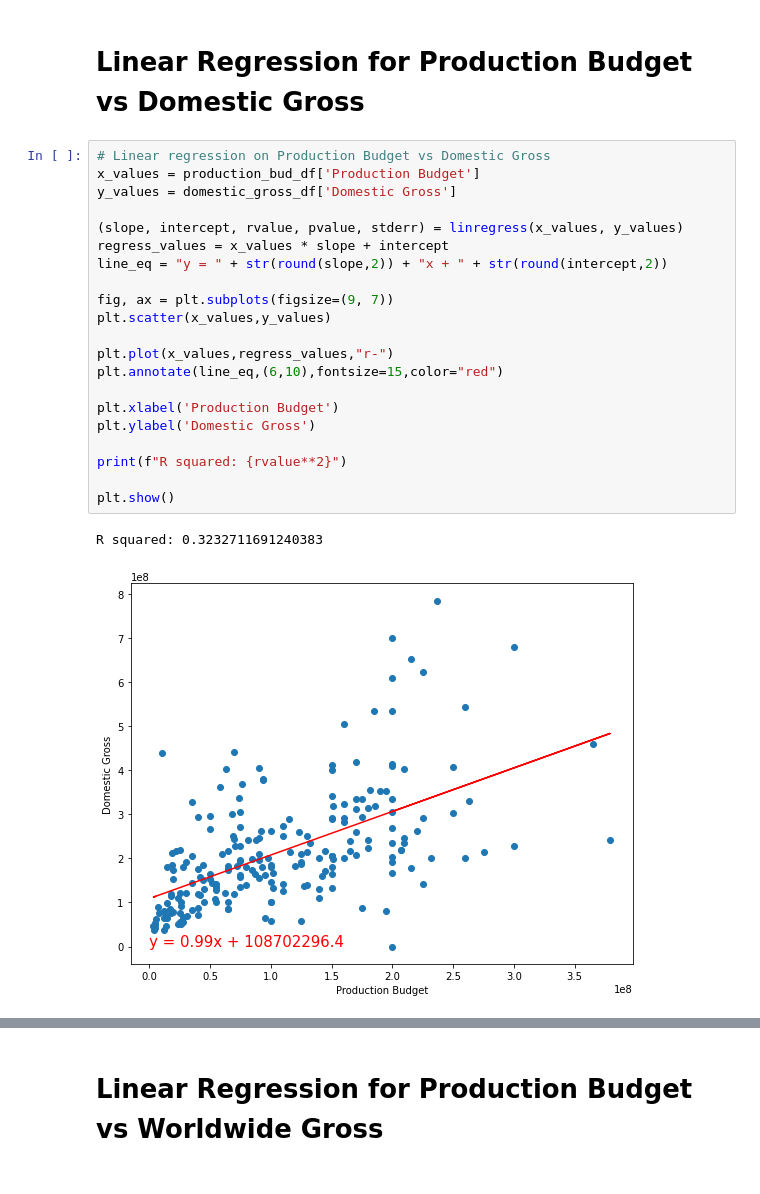
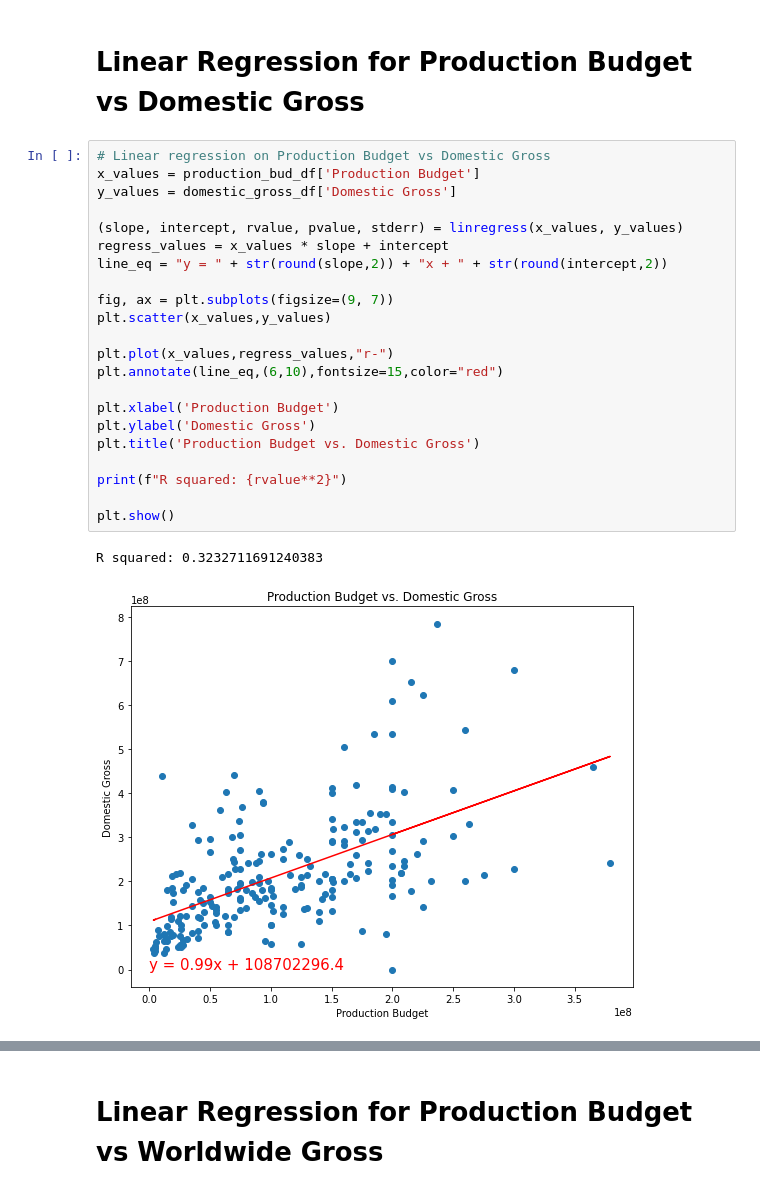
Before and after one commit to annied222/Project_1, a Jupyter notebook: erics_movies.ipynb, the cells around one changed output, grey strips where cells are left out. Saved outputs shown, nothing was run; the diff lists cells and outputs as text.

```diff
--- a/erics_movies.ipynb
+++ b/erics_movies.ipynb
@@ -42,24 +42,25 @@ PDW_df
 # %%
 # Linear regression on Production Budget vs Domestic Gross
 x_values = production_bud_df['Production Budget']
 y_values = domestic_gross_df['Domestic Gross']
 
 (slope, intercept, rvalue, pvalue, stderr) = linregress(x_values, y_values)
 regress_values = x_values * slope + intercept
 line_eq = "y = " + str(round(slope,2)) + "x + " + str(round(intercept,2))
 
 fig, ax = plt.subplots(figsize=(9, 7))
 plt.scatter(x_values,y_values)
 
 plt.plot(x_values,regress_values,"r-")
 plt.annotate(line_eq,(6,10),fontsize=15,color="red")
 
 plt.xlabel('Production Budget')
 plt.ylabel('Domestic Gross')
+plt.title('Production Budget vs. Domestic Gross')
 
 print(f"R squared: {rvalue**2}")
 
 plt.show()
 # %% [output]
 R squared: 0.3232711691240383
-[figure, old version]
+[figure, new version]
```
Also changed, not shown: parts of 4 cells of this notebook.
